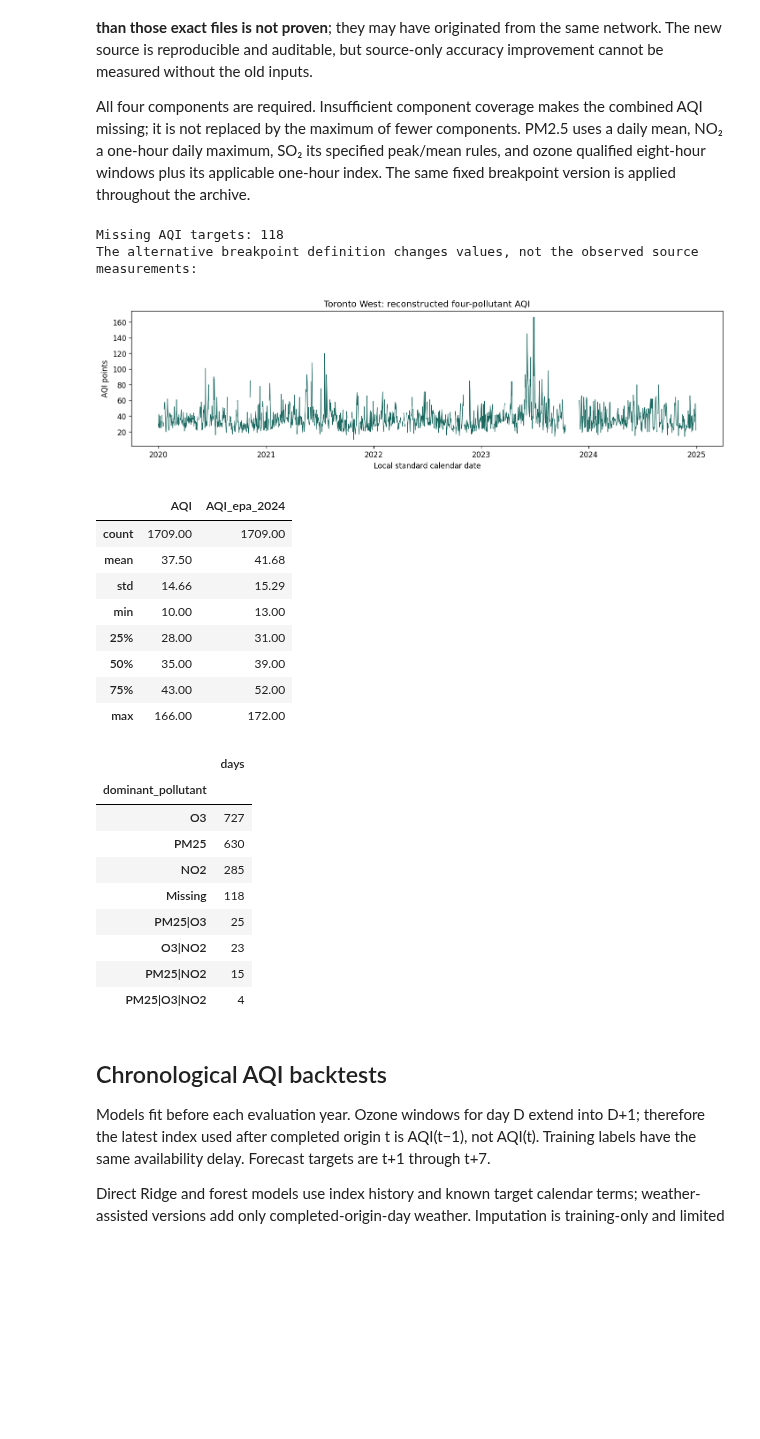
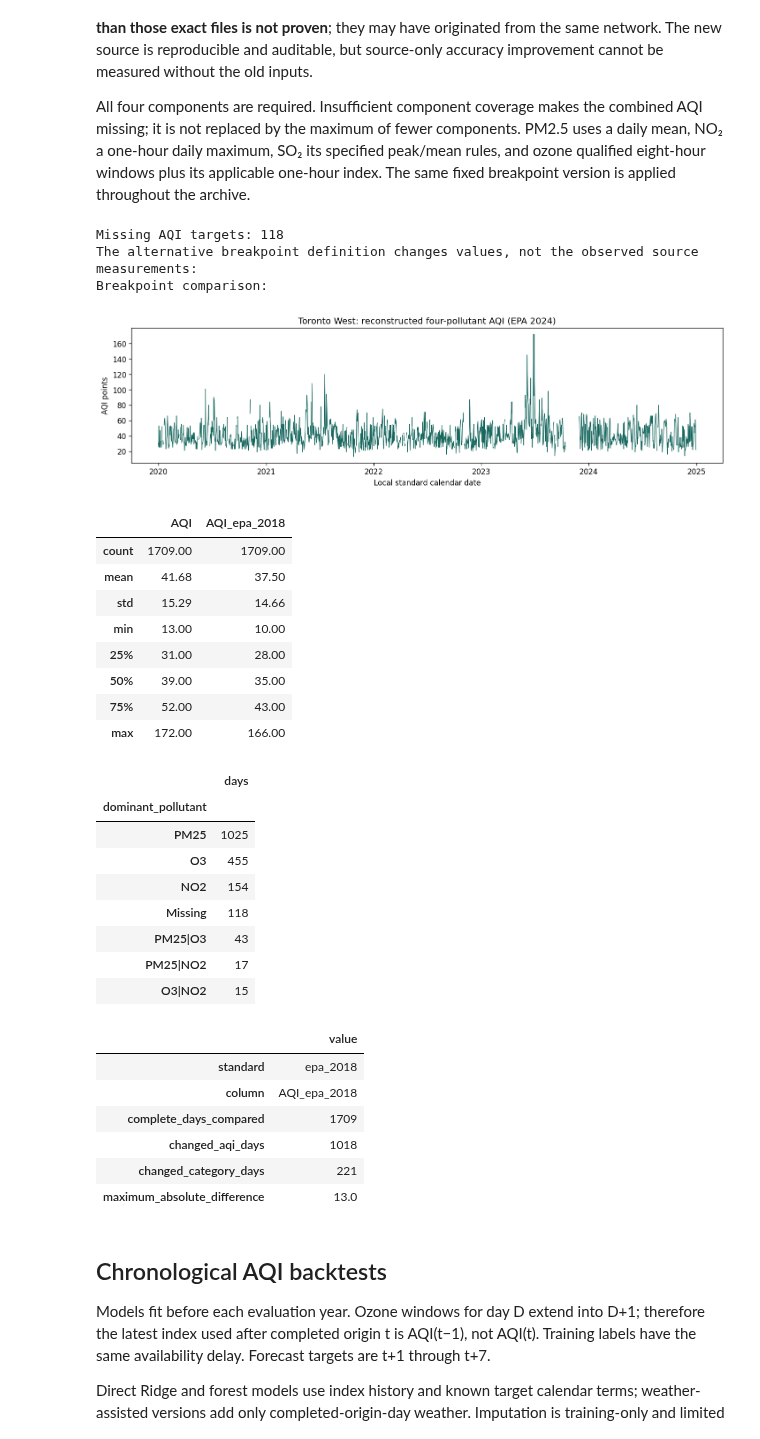
Before and after one commit to AhmedOT22/Air-Quality-Forecasting, a Jupyter notebook: AirQuality.ipynb, the cells around one changed output. Saved outputs shown, nothing was run; the diff lists cells and outputs as text; code cells hidden in the pictures; blank space fills up the shorter version.

Commit message:
Refresh forecasts and analysis for the updated standard

```diff
--- a/AirQuality.ipynb
+++ b/AirQuality.ipynb
@@ -57,36 +61,45 @@ The same fixed breakpoint version is applied throughout the archive.
 # %%
 import matplotlib.pyplot as plt
 fig, ax = plt.subplots(figsize=(12, 3.5))
 ax.plot(frame.index, frame.AQI, color="#17675e", linewidth=.8)
-ax.set(title="Toronto West: reconstructed four-pollutant AQI", ylabel="AQI points", xlabel="Local standard calendar date")
+ax.set(title="Toronto West: reconstructed four-pollutant AQI (EPA 2024)", ylabel="AQI points", xlabel="Local standard calendar date")
 fig.tight_layout(); plt.show()
 print("Missing AQI targets:", frame.AQI.isna().sum())
 print("The alternative breakpoint definition changes values, not the observed source measurements:")
-display(frame[["AQI", "AQI_epa_2024"]].describe().round(2))
+display(frame[["AQI", "AQI_epa_2018"]].describe().round(2))
 display(frame.dominant_pollutant.fillna("Missing").value_counts().rename("days").to_frame())
+print("Breakpoint comparison:")
+display(pd.Series(manifest["breakpoint_comparison"]).to_frame("value"))
 # %% [output]
 Missing AQI targets: 118
 The alternative breakpoint definition changes values, not the observed source measurements:
+Breakpoint comparison:
-[figure, old version]
+[figure, new version]
-|  | AQI | AQI_epa_2024 |
+|  | AQI | AQI_epa_2018 |
 | count | 1709.00 | 1709.00 |
-| mean | 37.50 | 41.68 |
-| std | 14.66 | 15.29 |
-| min | 10.00 | 13.00 |
-| 25% | 28.00 | 31.00 |
-| 50% | 35.00 | 39.00 |
-| 75% | 43.00 | 52.00 |
-| max | 166.00 | 172.00 |
+| mean | 41.68 | 37.50 |
+| std | 15.29 | 14.66 |
+| min | 13.00 | 10.00 |
+| 25% | 31.00 | 28.00 |
+| 50% | 39.00 | 35.00 |
+| 75% | 52.00 | 43.00 |
+| max | 172.00 | 166.00 |
 |  | days |
 | dominant_pollutant |  |
-| O3 | 727 |
-| PM25 | 630 |
-| NO2 | 285 |
+| PM25 | 1025 |
+| O3 | 455 |
+| NO2 | 154 |
 | Missing | 118 |
-| PM25|O3 | 25 |
-| O3|NO2 | 23 |
-| PM25|NO2 | 15 |
-| PM25|O3|NO2 | 4 |
+| PM25|O3 | 43 |
+| PM25|NO2 | 17 |
+| O3|NO2 | 15 |
+|  | value |
+| standard | epa_2018 |
+| column | AQI_epa_2018 |
+| complete_days_compared | 1709 |
+| changed_aqi_days | 1018 |
+| changed_category_days | 221 |
+| maximum_absolute_difference | 13.0 |
 # %% [markdown]
 ## Chronological AQI backtests
 
```
Also changed, not shown: parts of 6 cells of this notebook, 18 other files.
